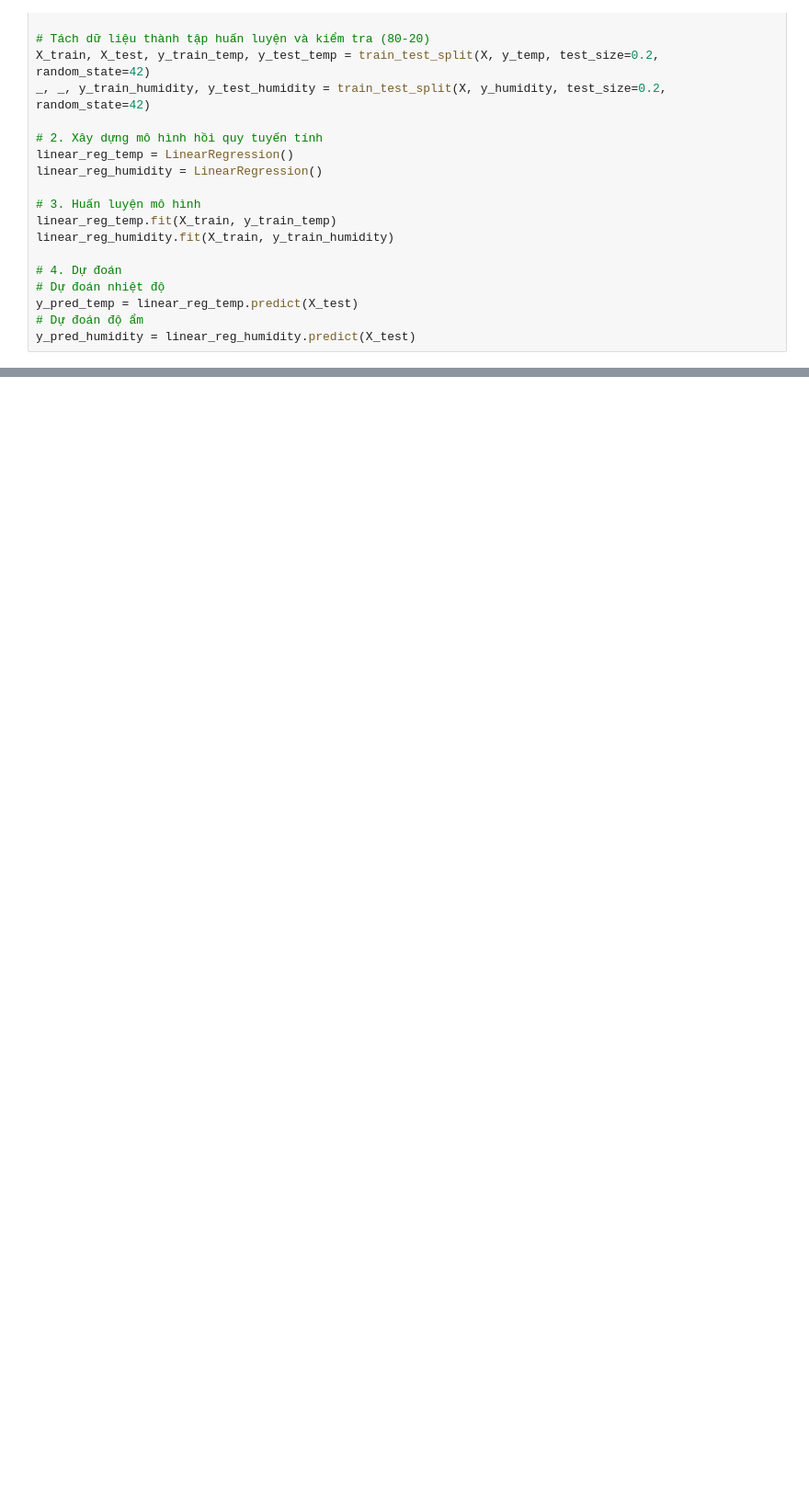
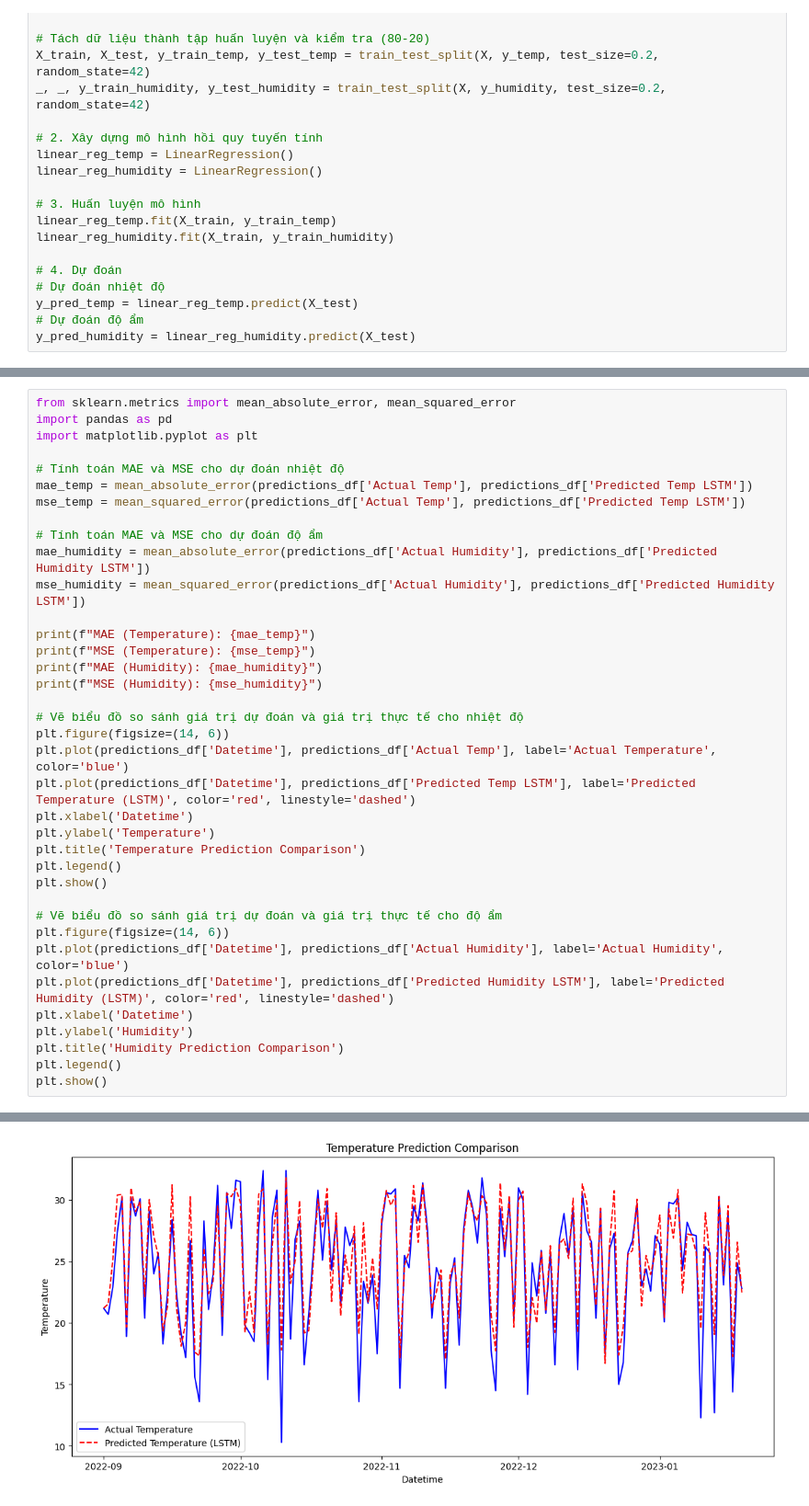
Before and after one commit to hieund123/weather-forcasting, a Jupyter notebook: weather-forcasting.ipynb, the cells around one changed output, grey strips where cells are left out. Shown at 92% size. Cells and saved outputs as stored; diff of their text form; blank space fills up the shorter version.

```diff
--- a/weather-forcasting.ipynb
+++ b/weather-forcasting.ipynb
@@ -262,0 +418,38 @@ print(f"Predicted data for 2 months has been added to {new_csv_file_path}.")
+# %%
+from sklearn.metrics import mean_absolute_error, mean_squared_error
+import pandas as pd
+import matplotlib.pyplot as plt
+
+# Tính toán MAE và MSE cho dự đoán nhiệt độ
+mae_temp = mean_absolute_error(predictions_df['Actual Temp'], predictions_df['Predicted Temp LSTM'])
+mse_temp = mean_squared_error(predictions_df['Actual Temp'], predictions_df['Predicted Temp LSTM'])
+
+# Tính toán MAE và MSE cho dự đoán độ ẩm
+mae_humidity = mean_absolute_error(predictions_df['Actual Humidity'], predictions_df['Predicted Humidity LSTM'])
+mse_humidity = mean_squared_error(predictions_df['Actual Humidity'], predictions_df['Predicted Humidity LSTM'])
+
+print(f"MAE (Temperature): {mae_temp}")
+print(f"MSE (Temperature): {mse_temp}")
+print(f"MAE (Humidity): {mae_humidity}")
+print(f"MSE (Humidity): {mse_humidity}")
+
+# Vẽ biểu đồ so sánh giá trị dự đoán và giá trị thực tế cho nhiệt độ
+plt.figure(figsize=(14, 6))
+plt.plot(predictions_df['Datetime'], predictions_df['Actual Temp'], label='Actual Temperature', color='blue')
+plt.plot(predictions_df['Datetime'], predictions_df['Predicted Temp LSTM'], label='Predicted Temperature (LSTM)', color='red', linestyle='dashed')
+plt.xlabel('Datetime')
+plt.ylabel('Temperature')
+plt.title('Temperature Prediction Comparison')
+plt.legend()
+plt.show()
+
+# Vẽ biểu đồ so sánh giá trị dự đoán và giá trị thực tế cho độ ẩm
+plt.figure(figsize=(14, 6))
+plt.plot(predictions_df['Datetime'], predictions_df['Actual Humidity'], label='Actual Humidity', color='blue')
+plt.plot(predictions_df['Datetime'], predictions_df['Predicted Humidity LSTM'], label='Predicted Humidity (LSTM)', color='red', linestyle='dashed')
+plt.xlabel('Datetime')
+plt.ylabel('Humidity')
+plt.title('Humidity Prediction Comparison')
+plt.legend()
+plt.show()
+# %% [output]
@@ -262,0 +460 @@ print(f"Predicted data for 2 months has been added to {new_csv_file_path}.")
+[figure, added]
```
Also changed, not shown: parts of 10 cells of this notebook, 2 other files.
